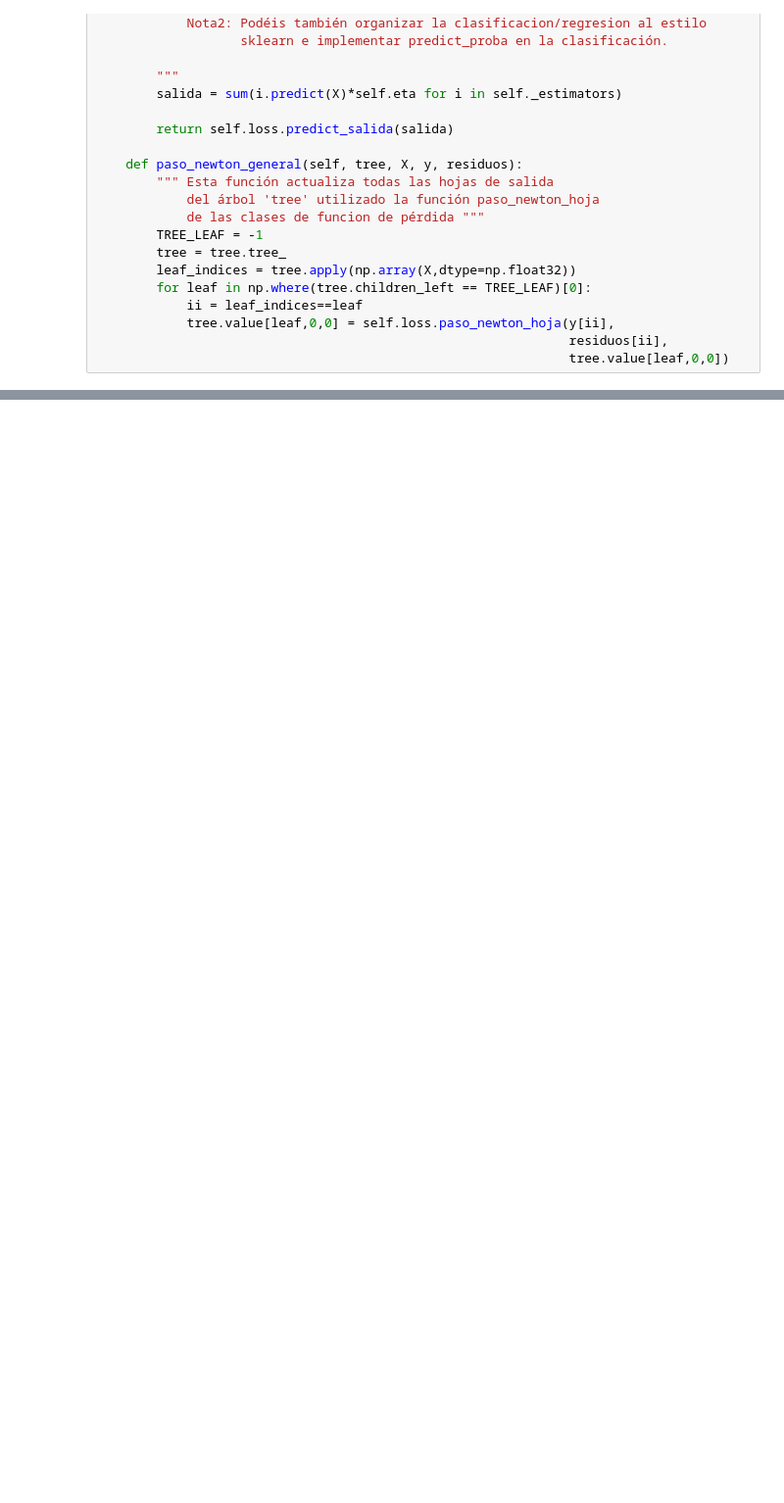
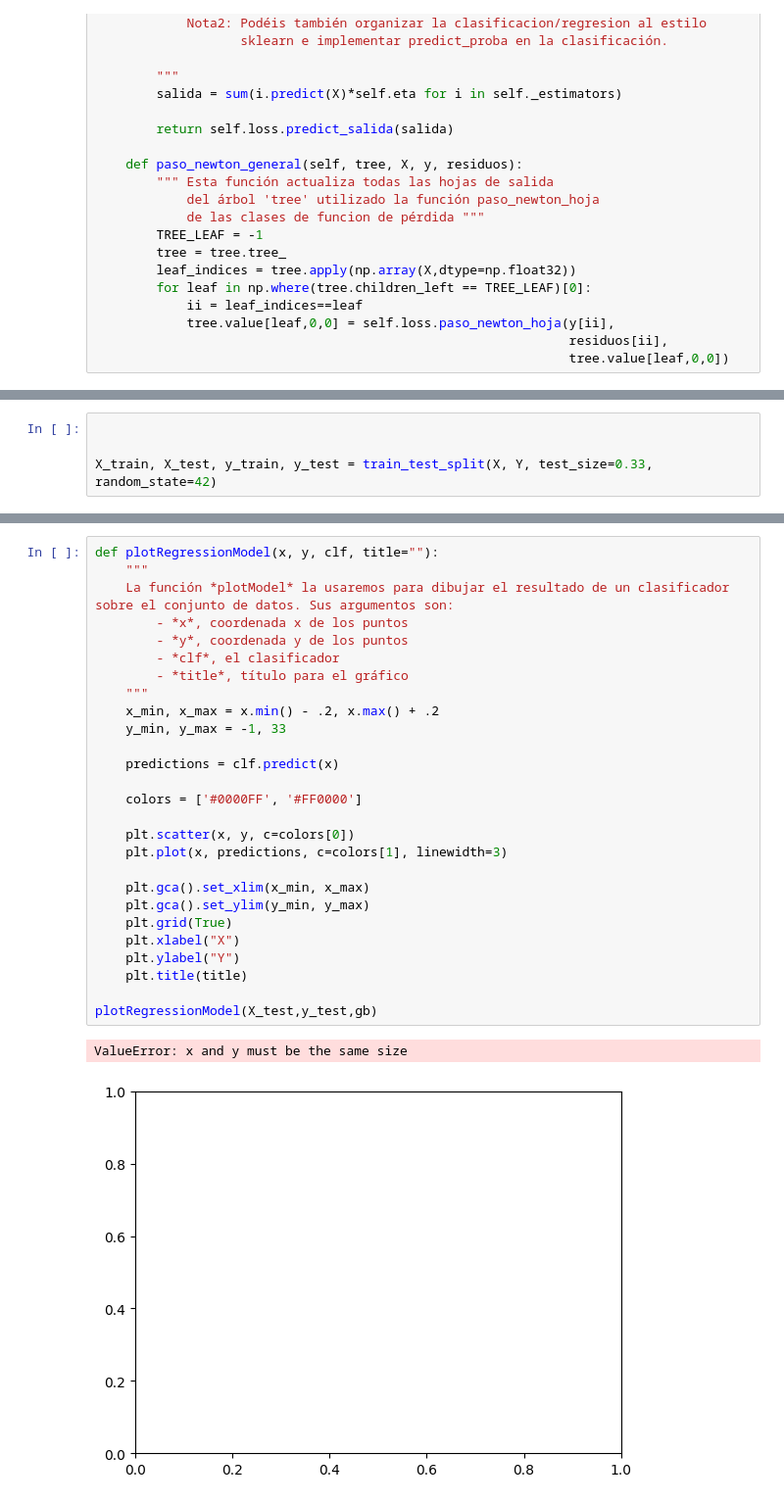
Before and after one commit to BlancaCC/MetodoAvanzadosAprendizajeAutomatico, a Jupyter notebook: bayes/gradient_boosting.ipynb, the cells around one changed output, grey strips where cells are left out. Shown: that part at 98% size. Saved outputs shown, nothing was run; the diff lists cells and outputs as text; blank space fills up the shorter version.

```diff
--- a/bayes/gradient_boosting.ipynb
+++ b/bayes/gradient_boosting.ipynb
@@ -388,0 +435,4 @@ Accuracy in Magic04= 0.8521950578338591
+# %%
+
+
+X_train, X_test, y_train, y_test = train_test_split(X, Y, test_size=0.33, random_state=42)
@@ -388,0 +447,30 @@ Accuracy in Magic04= 0.8521950578338591
+# %%
+def plotRegressionModel(x, y, clf, title=""):
+    """
+    La función *plotModel* la usaremos para dibujar el resultado de un clasificador sobre el conjunto de datos. Sus argumentos son:
+        - *x*, coordenada x de los puntos
+        - *y*, coordenada y de los puntos
+        - *clf*, el clasificador
+        - *title*, título para el gráfico
+    """
+    x_min, x_max = x.min() - .2, x.max() + .2
+    y_min, y_max = -1, 33
+
+    predictions = clf.predict(x)
+
+    colors = ['#0000FF', '#FF0000']
+
+    plt.scatter(x, y, c=colors[0])
+    plt.plot(x, predictions, c=colors[1], linewidth=3)
+
+    plt.gca().set_xlim(x_min, x_max)
+    plt.gca().set_ylim(y_min, y_max)
+    plt.grid(True)
+    plt.xlabel("X")
+    plt.ylabel("Y")
+    plt.title(title)
+
+plotRegressionModel(X_test,y_test,gb)
+# %% [output]
+ValueError: x and y must be the same size
+[figure, added]
```
Also changed, not shown: parts of 14 cells of this notebook.
